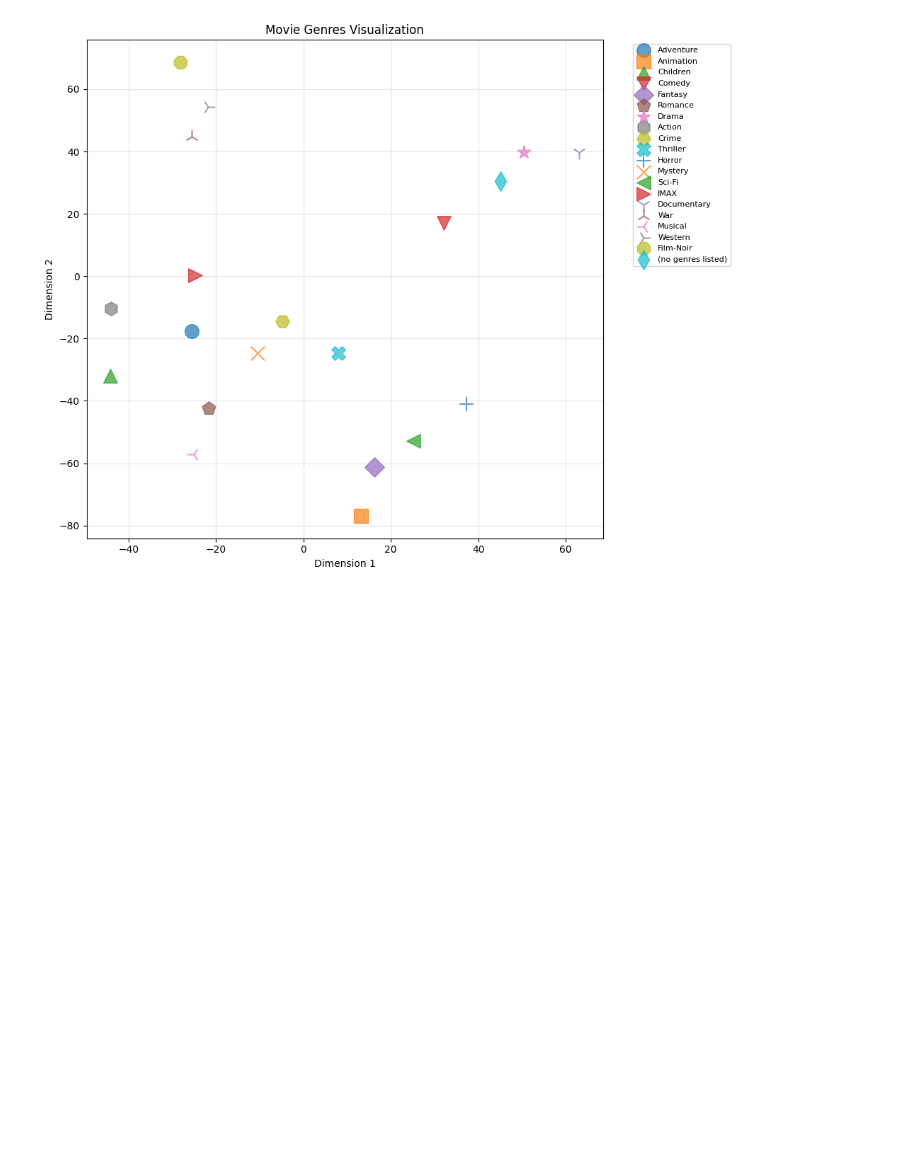
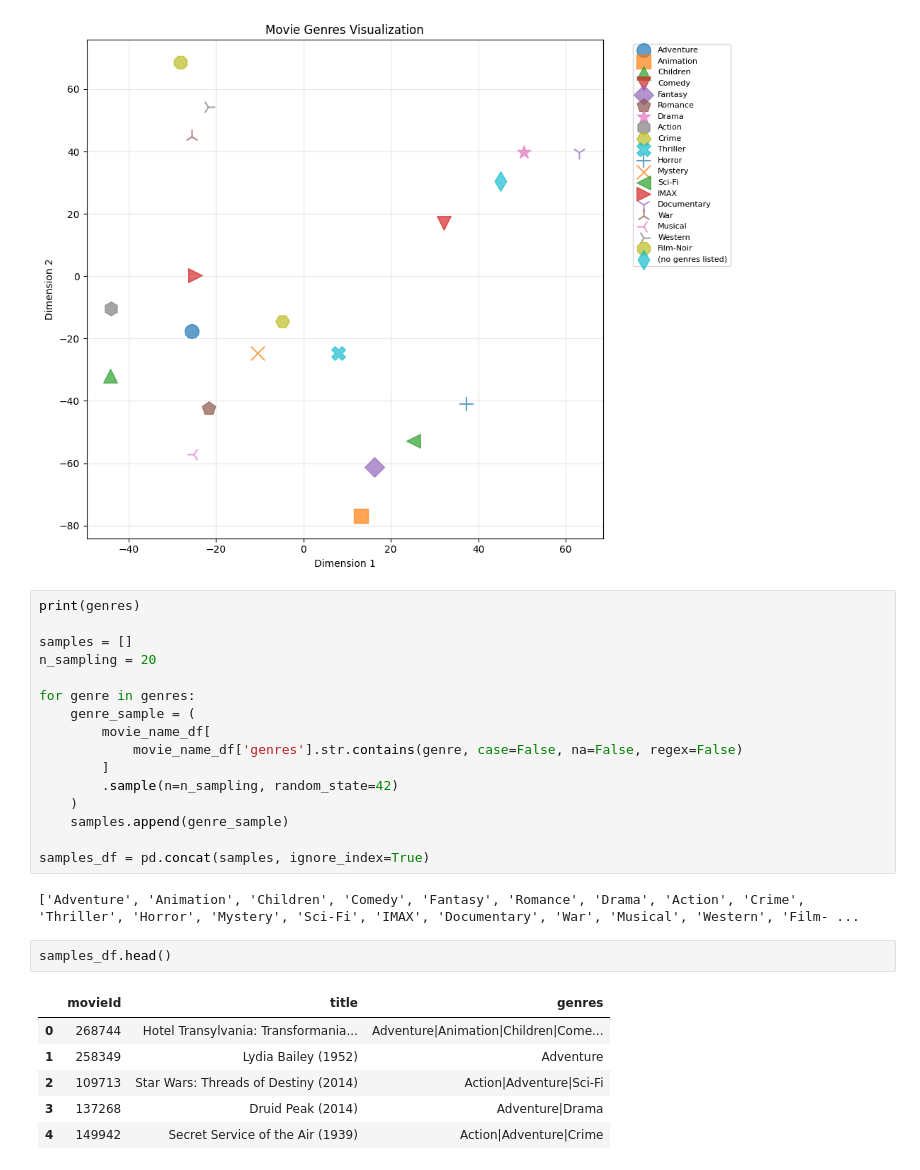
Before and after one commit to AndrianinaBA/ml_at_scale, a Jupyter notebook: main.ipynb, the cells around one changed output. Saved outputs shown, nothing was run; the diff lists cells and outputs as text; blank space fills up the shorter version.

```diff
--- a/main.ipynb
+++ b/main.ipynb
@@ -632,3 +628,30 @@ plt.tight_layout()
 plt.show()
 # %% [output]
 [figure]
+# %%
+print(genres)
+
+samples = []
+n_sampling = 20
+
+for genre in genres:
+    genre_sample = (
+        movie_name_df[
+            movie_name_df['genres'].str.contains(genre, case=False, na=False, regex=False)
+        ]
+        .sample(n=n_sampling, random_state=42)
+    )
+    samples.append(genre_sample)
+
+samples_df = pd.concat(samples, ignore_index=True)
+# %% [output]
+['Adventure', 'Animation', 'Children', 'Comedy', 'Fantasy', 'Romance', 'Drama', 'Action', 'Crime', 'Thriller', 'Horror', 'Mystery', 'Sci-Fi', 'IMAX', 'Documentary', 'War', 'Musical', 'Western', 'Film- ...
+# %%
+samples_df.head()
+# %% [output]
+|  | movieId | title | genres |
+| 0 | 268744 | Hotel Transylvania: Transformania... | Adventure|Animation|Children|Come... |
+| 1 | 258349 | Lydia Bailey (1952) | Adventure |
+| 2 | 109713 | Star Wars: Threads of Destiny (2014) | Action|Adventure|Sci-Fi |
+| 3 | 137268 | Druid Peak (2014) | Adventure|Drama |
+| 4 | 149942 | Secret Service of the Air (1939) | Action|Adventure|Crime |
```
Also changed, not shown: parts of 9 cells of this notebook, 1 other file.
